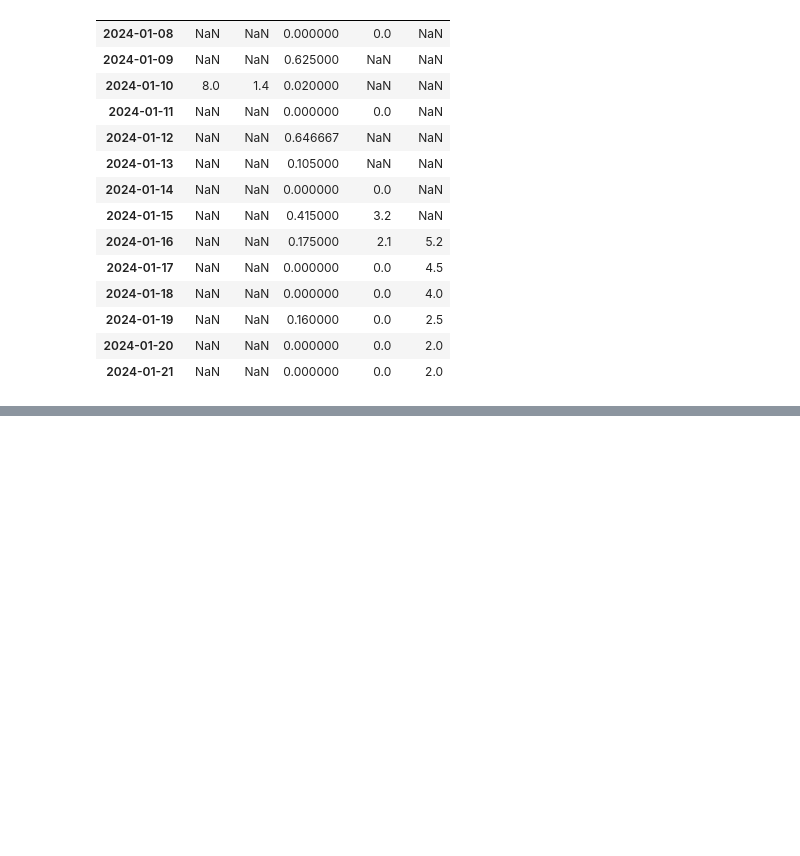
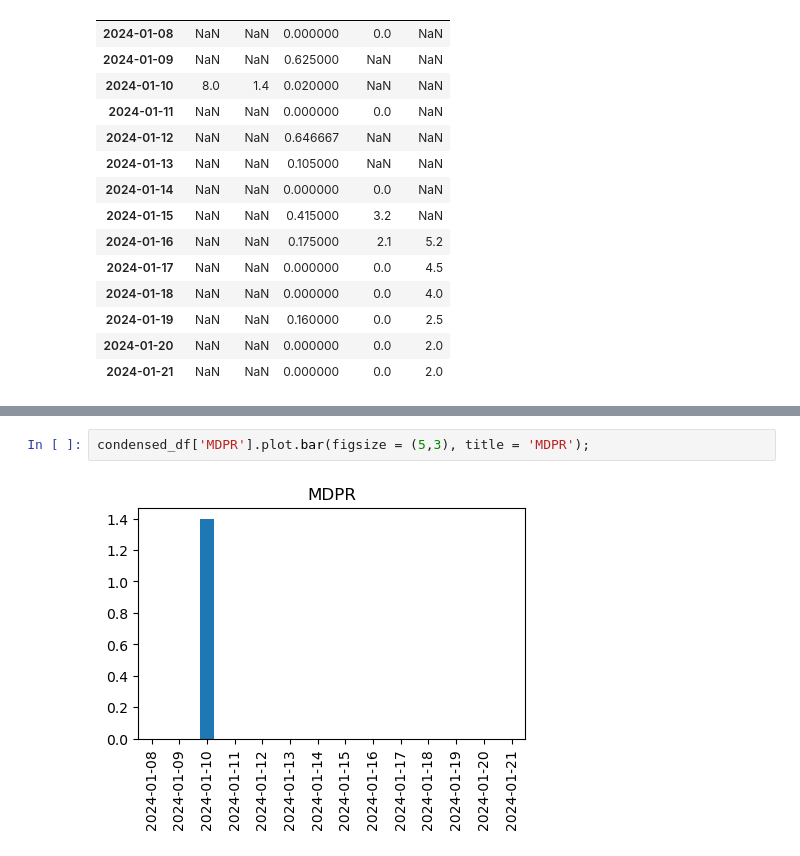
Before and after one commit to JDRitenour/teamkangaroo, a Jupyter notebook: weatherDataCleaning.ipynb, the cells around one changed output, grey strips where cells are left out. Cells and saved outputs as stored; diff of their text form; blank space fills up the shorter version.

```diff
--- a/weatherDataCleaning.ipynb
+++ b/weatherDataCleaning.ipynb
@@ -99,0 +107,4 @@ weather_df
+# %%
+condensed_df['MDPR'].plot.bar(figsize = (5,3), title = 'MDPR');
+# %% [output]
+[figure, added]
```
Also changed, not shown: parts of 14 cells of this notebook.
